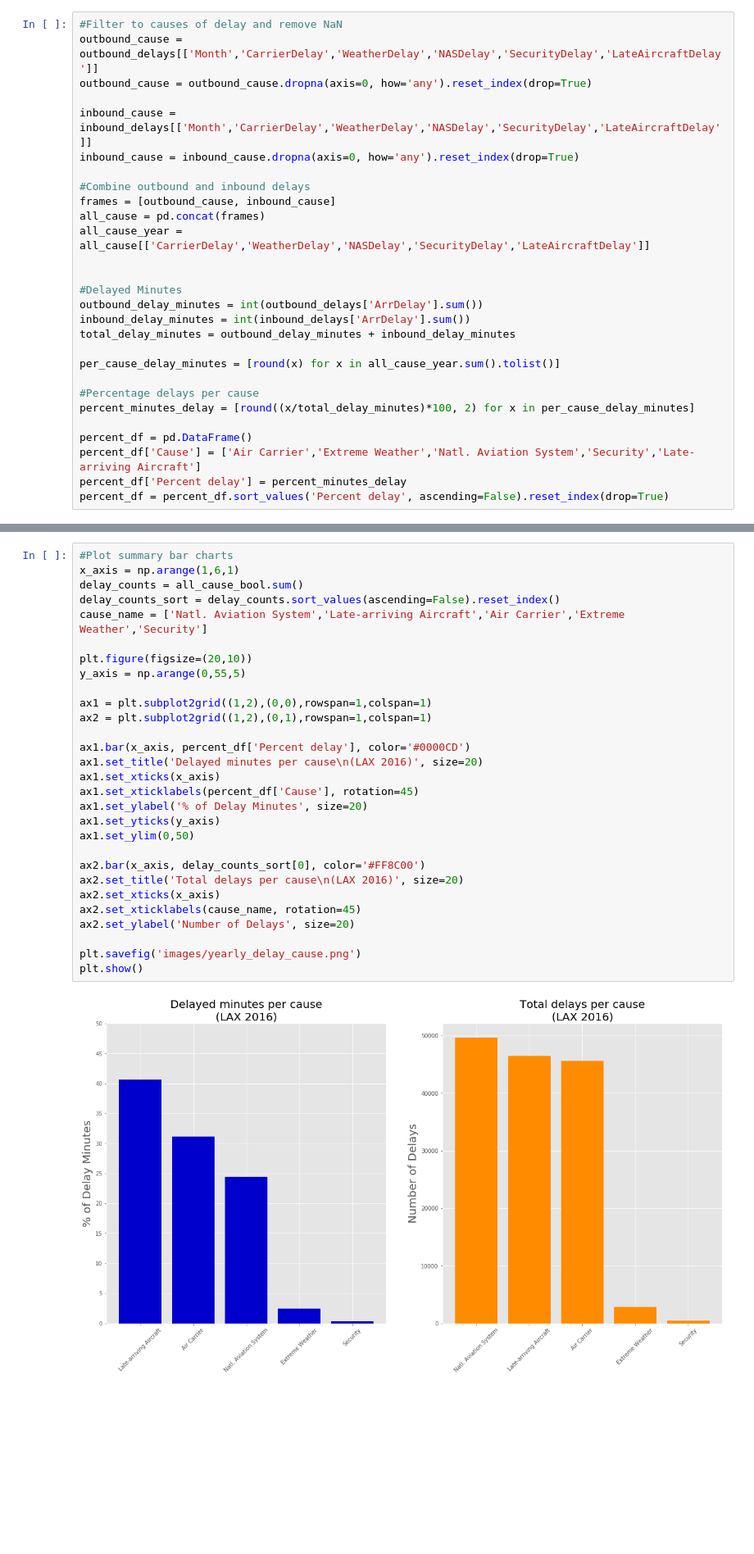
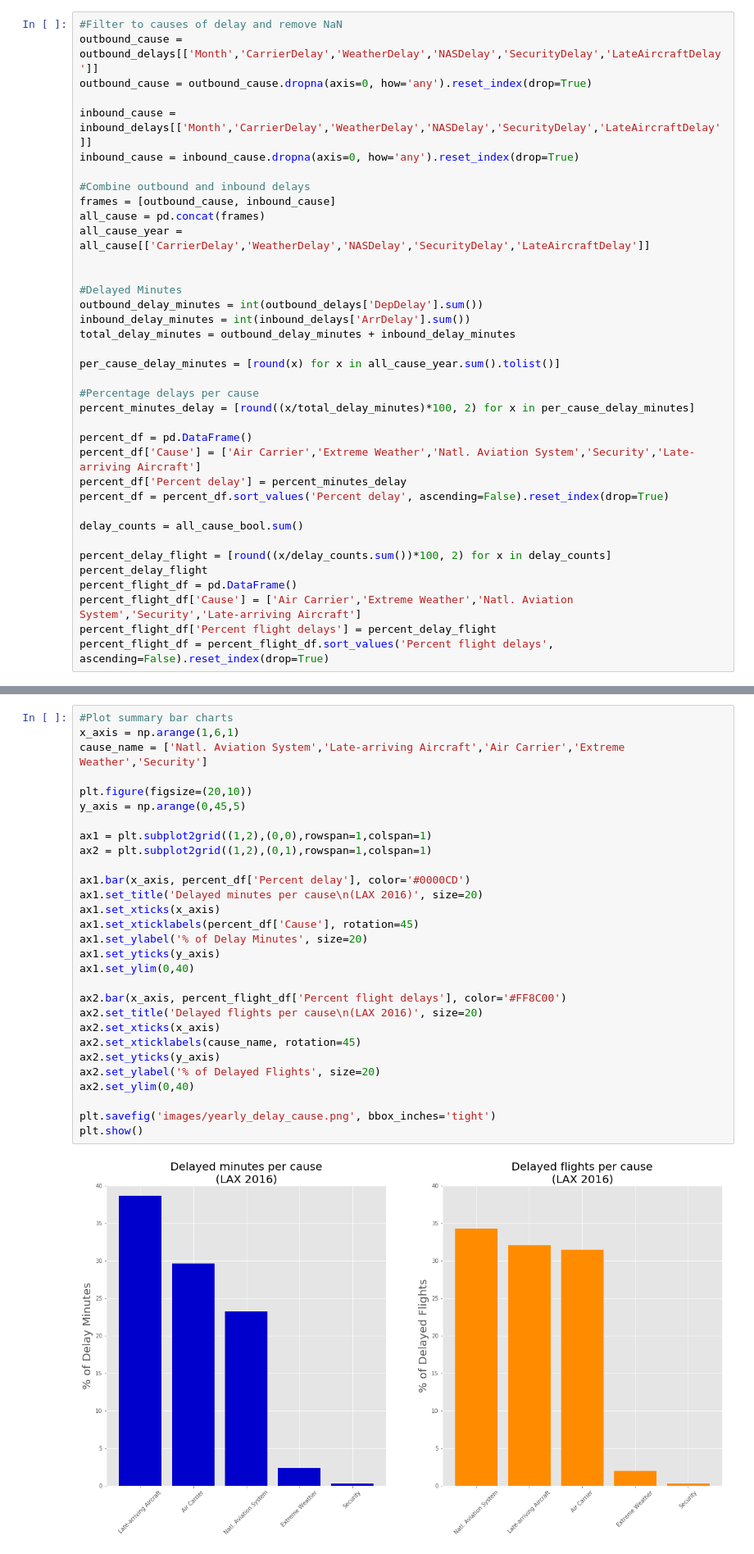
Before and after one commit to phoessel/Analysis-of-DFW-Flight-Delays, a Jupyter notebook: cause-of-delay/cause_of_delay.ipynb, the cells around one changed output, grey strips where cells are left out. Shown: that part at 82% size. Drawn from its saved outputs; the diff is of its cells as text; blank space fills up the shorter version.

Commit message:
updated graphs and corrected calculations

```diff
--- a/cause-of-delay/cause_of_delay.ipynb
+++ b/cause-of-delay/cause_of_delay.ipynb
@@ -28,7 +28,7 @@ all_cause_year = all_cause[['CarrierDelay','WeatherDelay','NASDelay','SecurityDe
 
 
 #Delayed Minutes
-outbound_delay_minutes = int(outbound_delays['ArrDelay'].sum())
+outbound_delay_minutes = int(outbound_delays['DepDelay'].sum())
 inbound_delay_minutes = int(inbound_delays['ArrDelay'].sum())
 total_delay_minutes = outbound_delay_minutes + inbound_delay_minutes
 
@@ -41,6 +41,15 @@ percent_df = pd.DataFrame()
 percent_df['Cause'] = ['Air Carrier','Extreme Weather','Natl. Aviation System','Security','Late-arriving Aircraft']
 percent_df['Percent delay'] = percent_minutes_delay
 percent_df = percent_df.sort_values('Percent delay', ascending=False).reset_index(drop=True)
+
+delay_counts = all_cause_bool.sum()
+
+percent_delay_flight = [round((x/delay_counts.sum())*100, 2) for x in delay_counts]
+percent_delay_flight
+percent_flight_df = pd.DataFrame()
+percent_flight_df['Cause'] = ['Air Carrier','Extreme Weather','Natl. Aviation System','Security','Late-arriving Aircraft']
+percent_flight_df['Percent flight delays'] = percent_delay_flight
+percent_flight_df = percent_flight_df.sort_values('Percent flight delays', ascending=False).reset_index(drop=True)
 # %%
 #Boolean delay causes
 all_cause_bool = pd.DataFrame()
@@ -49,34 +58,34 @@ for col in all_cause_year:
 # %%
 #Plot summary bar charts
 x_axis = np.arange(1,6,1)
-delay_counts = all_cause_bool.sum()
-delay_counts_sort = delay_counts.sort_values(ascending=False).reset_index()
 cause_name = ['Natl. Aviation System','Late-arriving Aircraft','Air Carrier','Extreme Weather','Security']
 
 plt.figure(figsize=(20,10))
-y_axis = np.arange(0,55,5)
+y_axis = np.arange(0,45,5)
 
 ax1 = plt.subplot2grid((1,2),(0,0),rowspan=1,colspan=1)
 ax2 = plt.subplot2grid((1,2),(0,1),rowspan=1,colspan=1)
 
 ax1.bar(x_axis, percent_df['Percent delay'], color='#0000CD')
 ax1.set_title('Delayed minutes per cause\n(LAX 2016)', size=20)
 ax1.set_xticks(x_axis)
 ax1.set_xticklabels(percent_df['Cause'], rotation=45)
 ax1.set_ylabel('% of Delay Minutes', size=20)
 ax1.set_yticks(y_axis)
-ax1.set_ylim(0,50)
+ax1.set_ylim(0,40)
 
-ax2.bar(x_axis, delay_counts_sort[0], color='#FF8C00')
-ax2.set_title('Total delays per cause\n(LAX 2016)', size=20)
+ax2.bar(x_axis, percent_flight_df['Percent flight delays'], color='#FF8C00')
+ax2.set_title('Delayed flights per cause\n(LAX 2016)', size=20)
 ax2.set_xticks(x_axis)
 ax2.set_xticklabels(cause_name, rotation=45)
-ax2.set_ylabel('Number of Delays', size=20)
+ax2.set_yticks(y_axis)
+ax2.set_ylabel('% of Delayed Flights', size=20)
+ax2.set_ylim(0,40)
 
-plt.savefig('images/yearly_delay_cause.png')
+plt.savefig('images/yearly_delay_cause.png', bbox_inches='tight')
 plt.show()
 # %% [output]
-[figure, old version]
+[figure, new version]
 # %%
 #Monthly cause of delay
 
```
Also changed, not shown: parts of 1 cell of this notebook.
